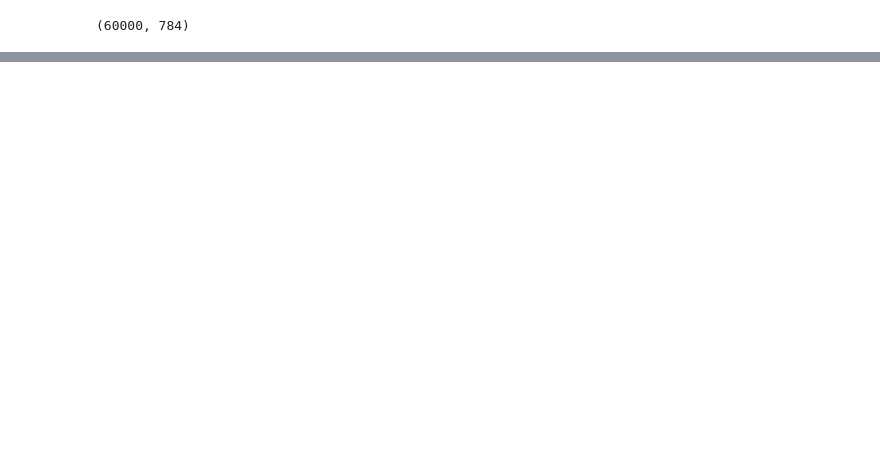
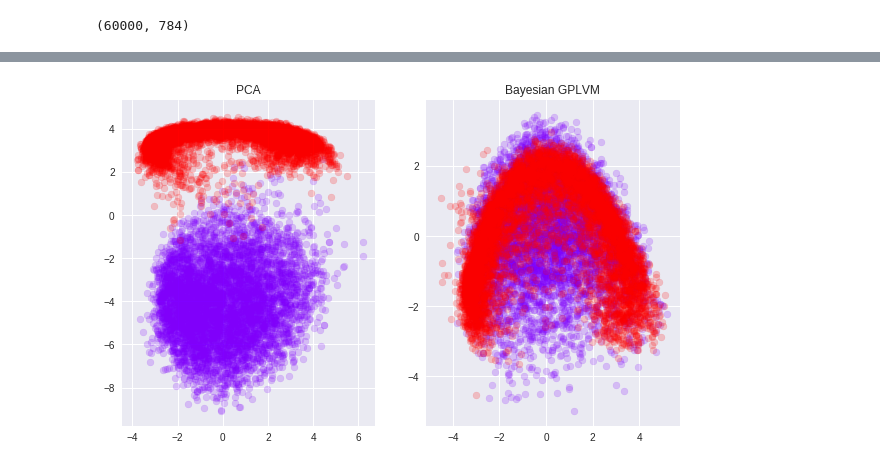
Before and after one commit to seashiva94/DeepGPLVM, a Jupyter notebook: Representation learning using Gaussian Process.ipynb, the cells around one changed output, grey strips where cells are left out. Cells and saved outputs as stored; diff of their text form; code cells hidden in the pictures; blank space fills up the shorter version.

```diff
--- a/Representation learning using Gaussian Process.ipynb
+++ b/Representation learning using Gaussian Process.ipynb
@@ -413,8 +512,8 @@ x.shape
 # %% [output]
 (60000, 784)
 # %%
-x_3 = x[np.where(labels <= 2)]
-l_3 = labels[np.where(labels <= 2)]
+x_3 = x[np.where(labels <= 1)]
+l_3 = labels[np.where(labels <= 1)]
 # %%
 Y = x_3.astype(np.float64)
 Y.shape
@@ -425,23 +549,24 @@ del x
 # %%
-Q = 50
-M = 20  # number of inducing pts
+Q = 20
+M = 100  # number of inducing pts
 N = Y.shape[0]
-X_mean = gpflow.models.PCA_reduce(Y, Q) # Initialise via PCA
+X_mean = gpflow.models.PCA_reduce(Y, Q) # Initialise via PCA # other initializations?
 Z = np.random.permutation(X_mean.copy())[:M]
 
-fHmmm = False
+fHmmm = True
 if(fHmmm):
-    k = (kernels.RBF(3, ARD=True, active_dims=slice(0,3)) +
-         kernels.Linear(2, ARD=False, active_dims=slice(3,5)))
+    k = kernels.RBF(20, ARD=True, active_dims=slice(0,20)) #+
+         #kernels.Linear(5, ARD=False, active_dims=slice(5,10)))
 else:
-    k = (kernels.RBF(3, ARD=True, active_dims=[0,1,2]) +
-         kernels.Linear(2, ARD=False, active_dims=[3, 4]))
+    k = (kernels.RBF(5, ARD=True, active_dims=[0, 1, 2, 3, 4]) +
+         kernels.Linear(2, ARD=False, active_dims=[5, 6]))
 
 m = gpflow.models.BayesianGPLVM(X_mean=X_mean, X_var=0.1*np.ones((N, Q)), Y=Y,
                                 kern=k, M=M, Z=Z)
 m.likelihood.variance = 0.01
 
 opt = gpflow.train.ScipyOptimizer()
+# opt = gpflow.train.AdamOptimizer()
 m.compile()
-opt.minimize(m, maxiter=gpflow.test_util.notebook_niter(10))
+opt.minimize(m, maxiter=gpflow.test_util.notebook_niter(1))
 print("done")
@@ -450,4 +619,4 @@ m.kern.as_pandas_table()
 # %%
-kern = m.kern.kernels[0]
+kern = m.kern#.kernels[0]
 sens = np.sqrt(kern.variance.read_value())/kern.lengthscales.read_value()
 print(sens)
@@ -463,13 +639,15 @@ dim1, dim2 = sens.argsort()[::-1][:2]
 # %%
 XPCAplot = gpflow.models.PCA_reduce(Y, 2)
 GPLVM_X_mean = m.X_mean.read_value()
 
 f, ax = plt.subplots(1,2, figsize=(10,6))
 colors = cm.rainbow(np.linspace(0, 1, len(np.unique(l_3))))
 
 for i, c in zip(np.unique(labels), colors):
-    ax[0].scatter(XPCAplot[l_3==i, 0], XPCAplot[l_3==i, 1], color=c, label=i)
+    ax[0].scatter(XPCAplot[l_3==i, 0], XPCAplot[l_3==i, 1], color=c, label=i, alpha = 0.2)
     ax[0].set_title('PCA')
-    ax[1].scatter(GPLVM_X_mean[l_3==i, dim1], GPLVM_X_mean[l_3==i, dim2], color=c, label=i)
+    ax[1].scatter(GPLVM_X_mean[l_3==i, dim1], GPLVM_X_mean[l_3==i, dim2], color=c, label=i, alpha = 0.2)
     ax[1].set_title('Bayesian GPLVM')
+# %% [output]
+[figure, added]
 # %%
```
Also changed, not shown: parts of 39 cells of this notebook.
